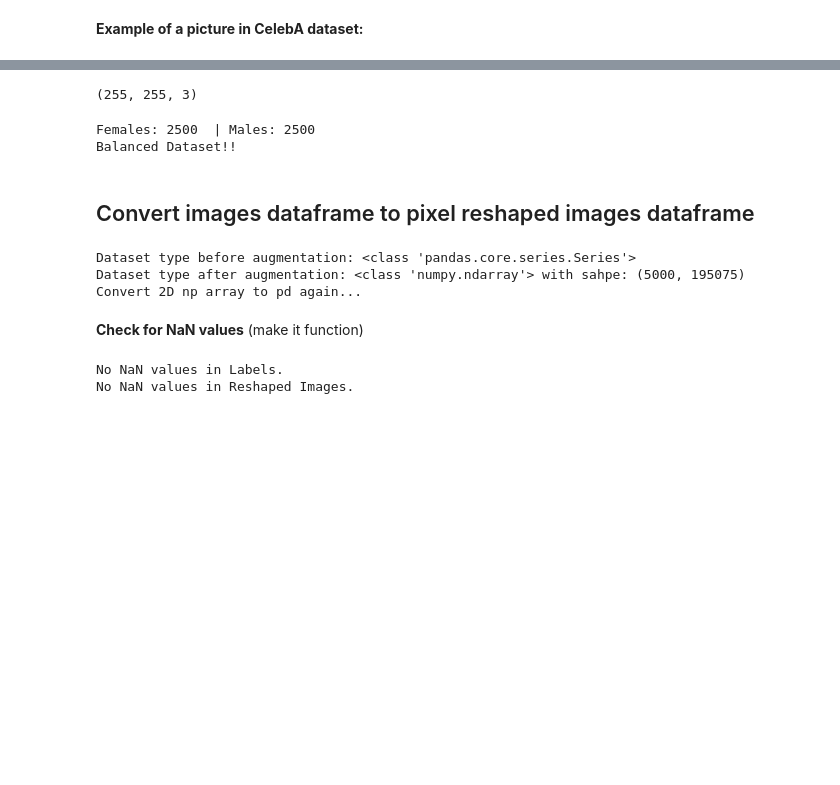
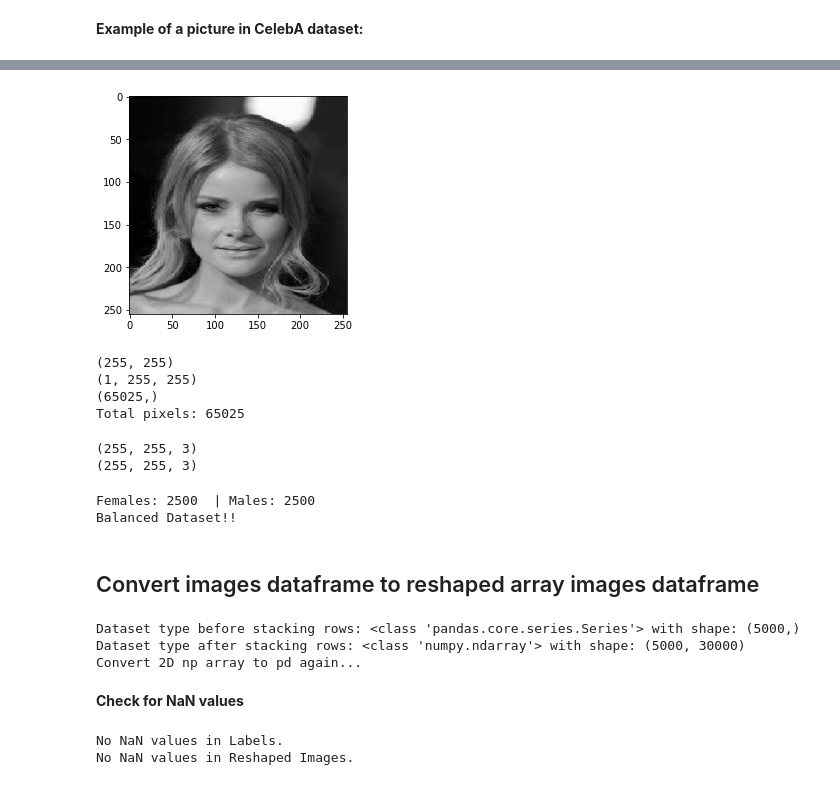
Before and after one commit to xeniakal/AMLS_20-21_SN20159465, a Jupyter notebook: A1/GenderClassification.ipynb, the cells around one changed output, grey strips where cells are left out. Cells and saved outputs as stored; diff of their text form; code cells hidden in the pictures; blank space fills up the shorter version.

```diff
--- a/A1/GenderClassification.ipynb
+++ b/A1/GenderClassification.ipynb
@@ -31,5 +39,8 @@ def load_reshape_img(img):
     x = x.reshape((1,)+x.shape)
     x = x.flatten()
     return x
+# %%
+def rgb2gray(rgb): #https://pillow.readthedocs.io/en/3.2.x/reference/Image.html#PIL.Image.Image.convert
+    return np.dot(rgb[...,:3], [0.2989, 0.5870, 0.1140])
 # %%
 #convert the dataset with features the image names to dataset with features theflattened one hot encoding vectors of pixels
@@ -114,11 +212,32 @@ Gender:  -1
+# %%
+gray = rgb2gray(x_arr)
+plt.imshow(gray, cmap=plt.get_cmap('gray'), vmin=0, vmax=1)
+plt.show()
+print(gray.shape)
+x = gray.reshape((1,)+gray.shape)
+print(x.shape)
+x = x.flatten()
+print(x.shape)
+
+#getdata() returns the contents of this image as a sequence object containing pixel values
+pix_val = list(img.getdata())
+print("Total pixels:",len(pix_val))
+# %% [output]
+[figure, added]
+(255, 255)
+(1, 255, 255)
+(65025,)
+Total pixels: 65025
 # %%
 x = img_to_array(img)/255.
+print(x.shape)
 x = x.reshape((1,)+x.shape)
 x=x.flatten()
 x=x.reshape(255,255,3)
 print(x.shape)
 # %% [output]
 (255, 255, 3)
+(255, 255, 3)
 # %%
 females = dataset[dataset['gender']==-1].count()[0]
 males = dataset[dataset['gender']==1].count()[0]
@@ -128,16 +247,17 @@ print("Balanced Dataset!!")
 Females: 2500  | Males: 2500
 Balanced Dataset!!
 # %% [markdown]
-## Convert images dataframe to pixel reshaped images dataframe
+## Convert images dataframe to reshaped array images dataframe
 # %%
-size=(255,255)
-reshaped_images=create_flattened_dataset(images,size)
+size=(100,100)
+grayscale=False
+reshaped_images=create_flattened_dataset(images,size,grayscale)
 # %% [output]
-Dataset type before augmentation: <class 'pandas.core.series.Series'>
-Dataset type after augmentation: <class 'numpy.ndarray'> with sahpe: (5000, 195075)
+Dataset type before stacking rows: <class 'pandas.core.series.Series'> with shape: (5000,)
+Dataset type after stacking rows: <class 'numpy.ndarray'> with shape: (5000, 30000)
 Convert 2D np array to pd again...
 # %% [markdown]
-**Check for NaN values** (make it function)
+**Check for NaN values**
 # %%
 check_NaN_values(reshaped_images,labels)
 # %% [output]
```
Also changed, not shown: parts of 30 cells of this notebook.
